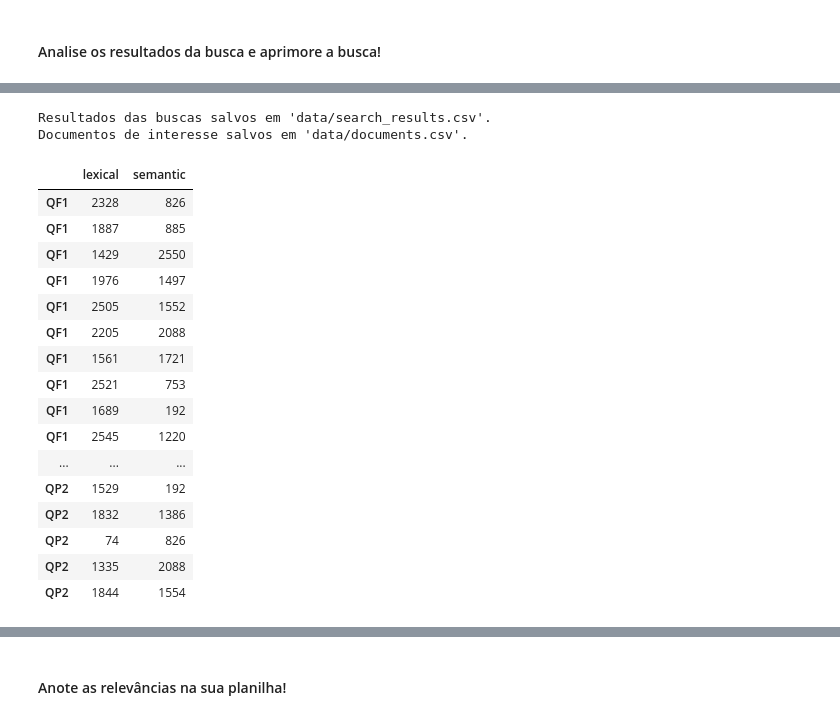
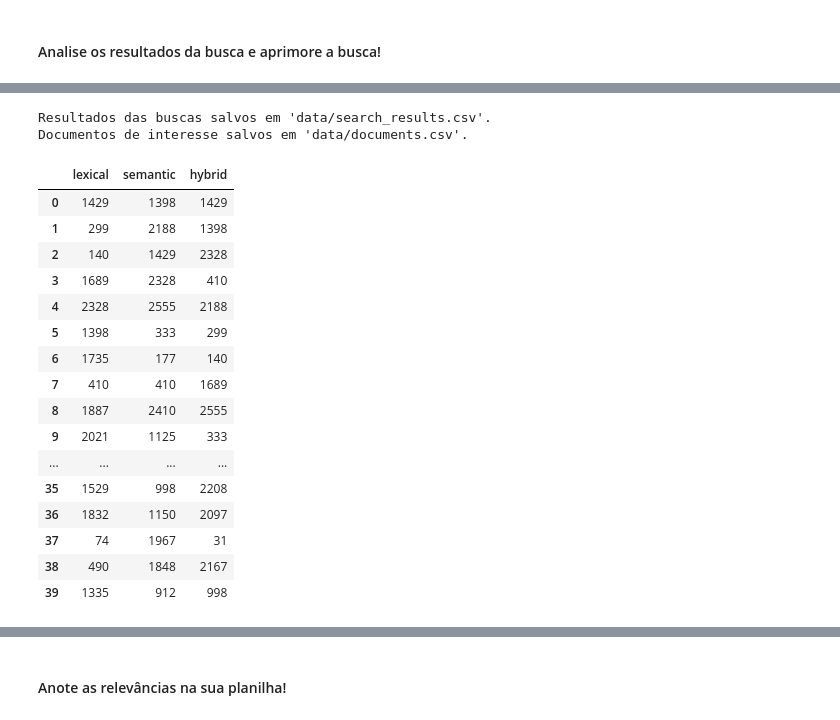
Before and after one commit to ArthurVidalRegisGouveia/LabElasticSearch-Grupo03, a Jupyter notebook: lab.ipynb, the cells around one changed output, grey strips where cells are left out. Saved outputs shown, nothing was run; the diff lists cells and outputs as text; code cells hidden in the pictures.

```diff
--- a/lab.ipynb
+++ b/lab.ipynb
@@ -460,6 +453,9 @@ def hybrid_search(queries: dict[str, str]):
     beta = 0.2
     k_rrf = 60
 
+
+
+    hybrid_results = {}
     relevance_documents = {}
 
     for query in queries.keys():
@@ -491,6 +487,7 @@ def hybrid_search(queries: dict[str, str]):
             relevance_documents[query].append((doc_id, score))
 
         relevance_documents[query].sort(key=lambda x: x[1], reverse=True)
+        relevance_documents[query] = relevance_documents[query][:10]
 
     for doc_id, score in relevance_documents["QF1"]:
         print(f"DOC_ID={doc_id} SCORE={score}")
@@ -572,51 +575,63 @@ search_results_df
 # %%
 def generate_exploded_df(search_results_df):
-    exploded_search_results_df = pd.concat([search_results_df[col].explode() for col in search_results_df.columns], axis=1)
-    exploded_search_results_df = exploded_search_results_df.apply(lambda l: [doc_id for doc_id, _ in l])
+    exploded_cols = []
+
+    for col in search_results_df.columns:
+        exploded = search_results_df[col].explode().reset_index(drop=True)
+        exploded_cols.append(exploded)
+
+    exploded_search_results_df = pd.concat(exploded_cols, axis=1)
+
+    exploded_search_results_df = exploded_search_results_df.apply(
+        lambda l: [doc_id for doc_id, _ in l]
+    )
+
     return exploded_search_results_df
+
+
 
 def generate_found_docs_text_df(exploded_search_results_df, all_docs_df):
     # Recupera os ids únicos dos documentos
     documents_ids = set(exploded_search_results_df.to_numpy().flatten().tolist())
 
     # Salva os textos e os ids dos documetnos que foram encontrados ems usas buscas
     documents_df = all_docs_df[all_docs_df["doc_id"].isin(documents_ids)][["Texto processado", "doc_id"]]
     return documents_df
 
 exploded_df = generate_exploded_df(search_results_df)
 found_docs_text_df = generate_found_docs_text_df(exploded_df, all_docs_df=df)
 
 def save_results_to_file(exploded_df: pd.DataFrame,
                          found_docs_text_df: pd.DataFrame,
                          exploded_df_save_filepath: str = "data/search_results.csv",
                          found_docs_text_save_filepath: str = "data/documents.csv"):
     exploded_df.to_csv(exploded_df_save_filepath)
     found_docs_text_df.to_csv(found_docs_text_save_filepath)
     print("Resultados das buscas salvos em 'data/search_results.csv'.")
     print("Documentos de interesse salvos em 'data/documents.csv'.")
 
 save_results_to_file(exploded_df, found_docs_text_df)
 exploded_df
 # %% [output]
 Resultados das buscas salvos em 'data/search_results.csv'.
 Documentos de interesse salvos em 'data/documents.csv'.
-|  | lexical | semantic |
-| QF1 | 2328 | 826 |
-| QF1 | 1887 | 885 |
-| QF1 | 1429 | 2550 |
-| QF1 | 1976 | 1497 |
-| QF1 | 2505 | 1552 |
-| QF1 | 2205 | 2088 |
-| QF1 | 1561 | 1721 |
-| QF1 | 2521 | 753 |
-| QF1 | 1689 | 192 |
-| QF1 | 2545 | 1220 |
-| ... | ... | ... |
-| QP2 | 1529 | 192 |
-| QP2 | 1832 | 1386 |
-| QP2 | 74 | 826 |
-| QP2 | 1335 | 2088 |
-| QP2 | 1844 | 1554 |
+|  | lexical | semantic | hybrid |
+| 0 | 1429 | 1398 | 1429 |
+| 1 | 299 | 2188 | 1398 |
+| 2 | 140 | 1429 | 2328 |
+| 3 | 1689 | 2328 | 410 |
+| 4 | 2328 | 2555 | 2188 |
+| 5 | 1398 | 333 | 299 |
+| 6 | 1735 | 177 | 140 |
+| 7 | 410 | 410 | 1689 |
+| 8 | 1887 | 2410 | 2555 |
+| 9 | 2021 | 1125 | 333 |
+| ... | ... | ... | ... |
+| 35 | 1529 | 998 | 2208 |
+| 36 | 1832 | 1150 | 2097 |
+| 37 | 74 | 1967 | 31 |
+| 38 | 490 | 1848 | 2167 |
+| 39 | 1335 | 912 | 998 |
 # %%
 def generate_id_map(all_docs_df, output_csv_path):
     """
```
Also changed, not shown: parts of 4 cells of this notebook.
